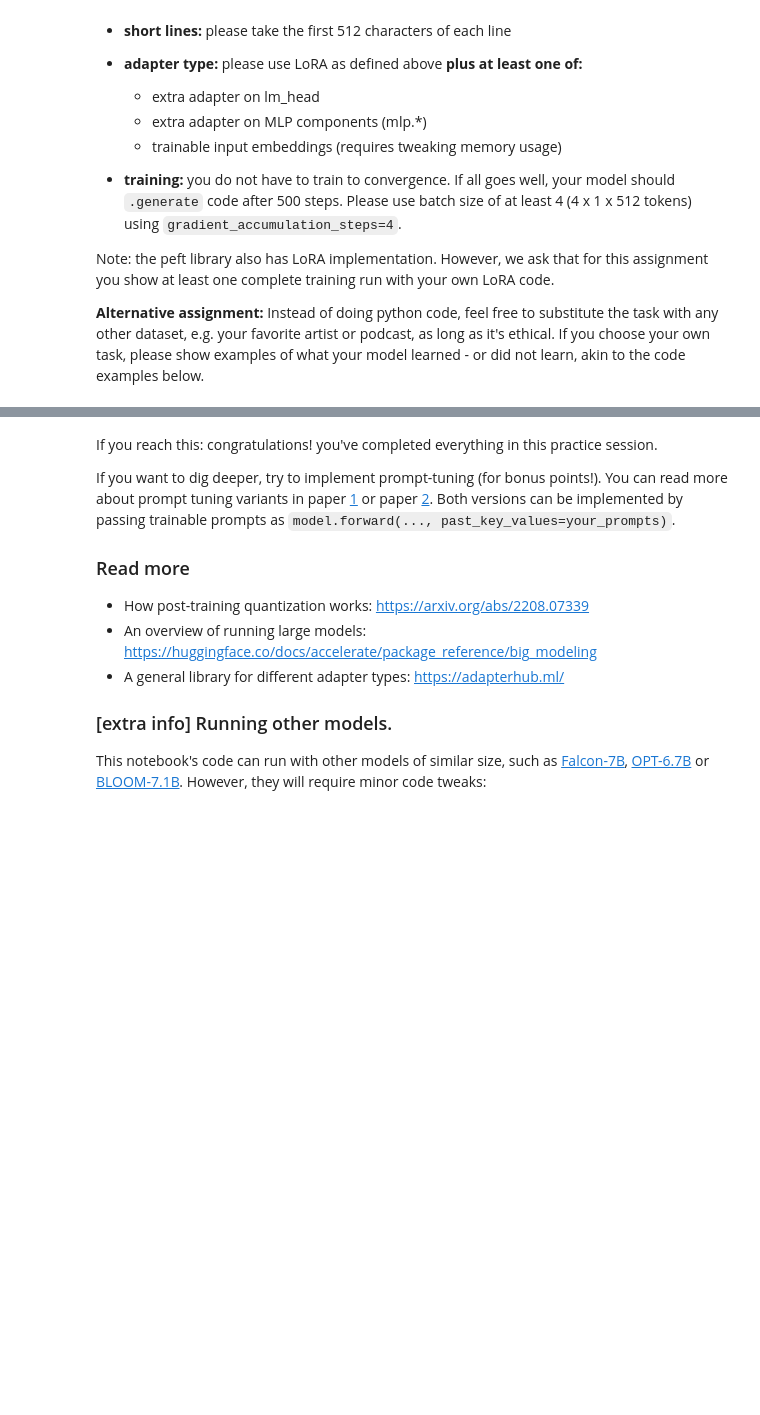
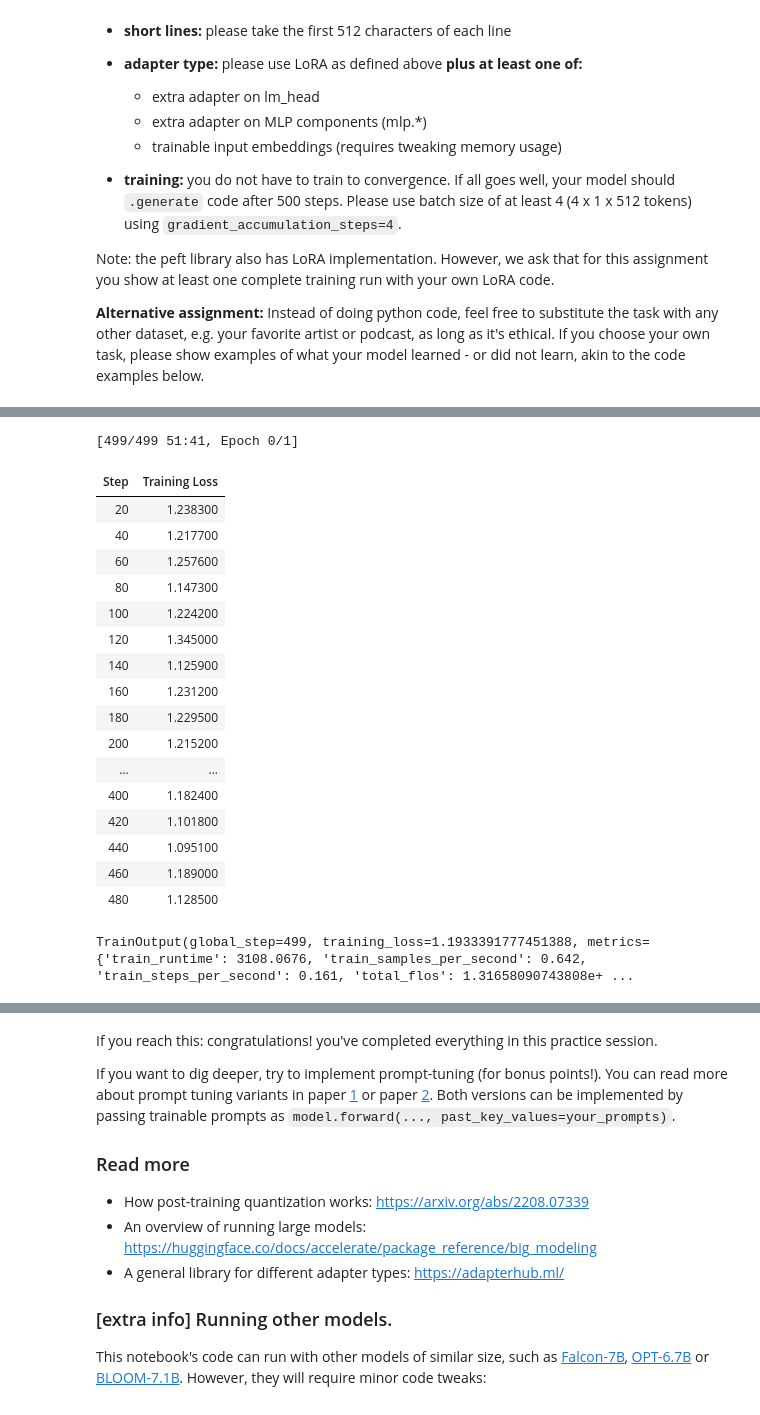
Before and after one commit to parseny/nlp_course, a Jupyter notebook: week07_peft/practice.ipynb, the cells around one changed output, grey strips where cells are left out. Drawn from its saved outputs; the diff is of its cells as text; code cells hidden in the pictures; blank space fills up the shorter version.

```diff
--- a/week07_peft/practice.ipynb
+++ b/week07_peft/practice.ipynb
@@ -530,0 +583,3 @@ __Alternative assignment:__ Instead of doing python code, feel free to substitut
+# %%
+import datasets
+data = datasets.load_dataset("codeparrot/codeparrot-clean-valid")
@@ -530,0 +598,7 @@ __Alternative assignment:__ Instead of doing python code, feel free to substitut
+# %%
+def short_lines(samples):
+    new_content = [content[:512] for content in samples['content']]
+    return tokenizer(new_content)
+# %%
+data = data.shuffle()
+data = data.map(short_lines, batched=True)
@@ -530,0 +625,37 @@ __Alternative assignment:__ Instead of doing python code, feel free to substitut
+# %%
+model._hf_peft_config_loaded = True  # silence a warning from HF trainer
+
+trainer = transformers.Trainer(
+    model=model, train_dataset=data['train'],
+    args=transformers.TrainingArguments(
+        per_device_train_batch_size=1, gradient_accumulation_steps=4,
+        # note: if you want larger batch size, increase gradient_accumulation_steps
+        warmup_steps=250, max_steps=499, learning_rate=2e-4, fp16=True,
+        logging_steps=20, output_dir='outputs', report_to=None),
+    data_collator=transformers.DataCollatorForLanguageModeling(tokenizer, mlm=False)
+)
+# if you see cache warnings, set `model.config.use_cache = False` to silence them. Please re-enable for inference!
+
+trainer.train()
+
+# NOTE: this is just an example! you do not have to wait for this progressbar to finish :)
+# %% [output]
+[499/499 51:41, Epoch 0/1]
+| Step | Training Loss |
+| 20 | 1.238300 |
+| 40 | 1.217700 |
+| 60 | 1.257600 |
+| 80 | 1.147300 |
+| 100 | 1.224200 |
+| 120 | 1.345000 |
+| 140 | 1.125900 |
+| 160 | 1.231200 |
+| 180 | 1.229500 |
+| 200 | 1.215200 |
+| ... | ... |
+| 400 | 1.182400 |
+| 420 | 1.101800 |
+| 440 | 1.095100 |
+| 460 | 1.189000 |
+| 480 | 1.128500 |
+TrainOutput(global_step=499, training_loss=1.1933391777451388, metrics={'train_runtime': 3108.0676, 'train_samples_per_second': 0.642, 'train_steps_per_second': 0.161, 'total_flos': 1.31658090743808e+ ...
```
Also changed, not shown: parts of 18 cells of this notebook.
